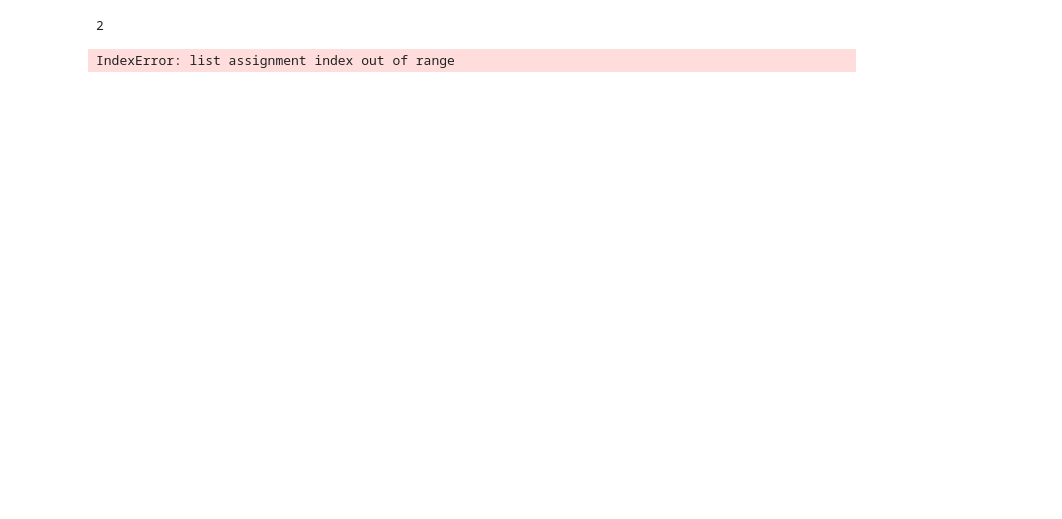
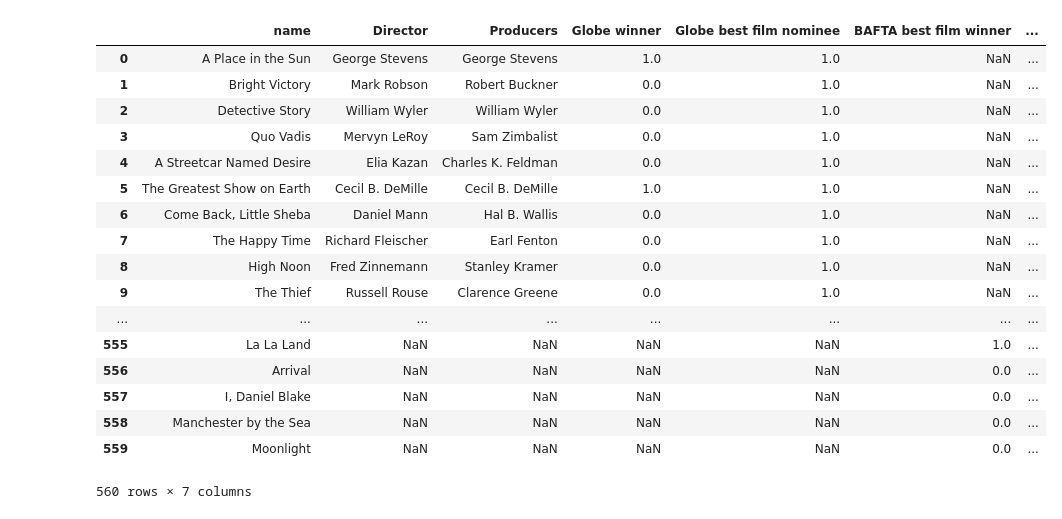
Before and after one commit to msuriyak/Movie-Analytics, a Jupyter notebook: data/Consolidated/Untitled.ipynb, the cells around one changed output. Cells and saved outputs as stored; diff of their text form; code cells hidden in the pictures; blank space fills up the shorter version.

```diff
--- a/data/Consolidated/Untitled.ipynb
+++ b/data/Consolidated/Untitled.ipynb
@@ -215,6 +56,23 @@ Running Main!!!
-# %%
-url = 'https://en.wikipedia.org/wiki/Independent_Spirit_Award_for_Best_Film'
-scrape(url, output_name='film')
-# %% [output]
-2
-IndexError: list assignment index out of range
+# %%
+combined_df = gg.merge(bf, how='outer', right_on='name', left_on='name')
+# %%
+combined_df
+# %% [output]
+|  | name | Director | Producers | Globe winner | Globe best film nominee | BAFTA best film winner | ... |
+| 0 | A Place in the Sun | George Stevens | George Stevens | 1.0 | 1.0 | NaN | ... |
+| 1 | Bright Victory | Mark Robson | Robert Buckner | 0.0 | 1.0 | NaN | ... |
+| 2 | Detective Story | William Wyler | William Wyler | 0.0 | 1.0 | NaN | ... |
+| 3 | Quo Vadis | Mervyn LeRoy | Sam Zimbalist | 0.0 | 1.0 | NaN | ... |
+| 4 | A Streetcar Named Desire | Elia Kazan | Charles K. Feldman | 0.0 | 1.0 | NaN | ... |
+| 5 | The Greatest Show on Earth | Cecil B. DeMille | Cecil B. DeMille | 1.0 | 1.0 | NaN | ... |
+| 6 | Come Back, Little Sheba | Daniel Mann | Hal B. Wallis | 0.0 | 1.0 | NaN | ... |
+| 7 | The Happy Time | Richard Fleischer | Earl Fenton | 0.0 | 1.0 | NaN | ... |
+| 8 | High Noon | Fred Zinnemann | Stanley Kramer | 0.0 | 1.0 | NaN | ... |
+| 9 | The Thief | Russell Rouse | Clarence Greene | 0.0 | 1.0 | NaN | ... |
+| ... | ... | ... | ... | ... | ... | ... | ... |
+| 555 | La La Land | NaN | NaN | NaN | NaN | 1.0 | ... |
+| 556 | Arrival | NaN | NaN | NaN | NaN | 0.0 | ... |
+| 557 | I, Daniel Blake | NaN | NaN | NaN | NaN | 0.0 | ... |
+| 558 | Manchester by the Sea | NaN | NaN | NaN | NaN | 0.0 | ... |
+| 559 | Moonlight | NaN | NaN | NaN | NaN | 0.0 | ... |
+560 rows × 7 columns
```
Also changed, not shown: parts of 7 cells of this notebook, 1 other file.
